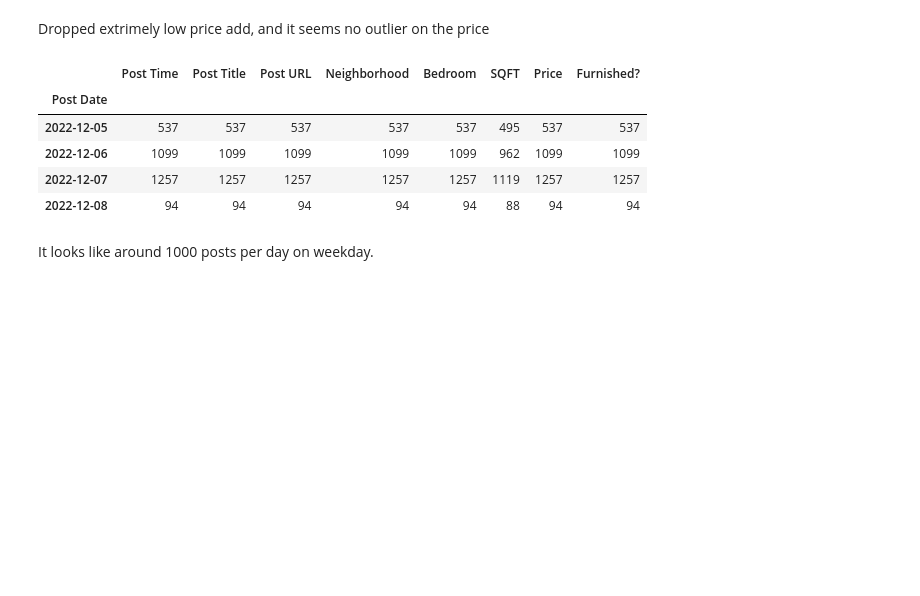
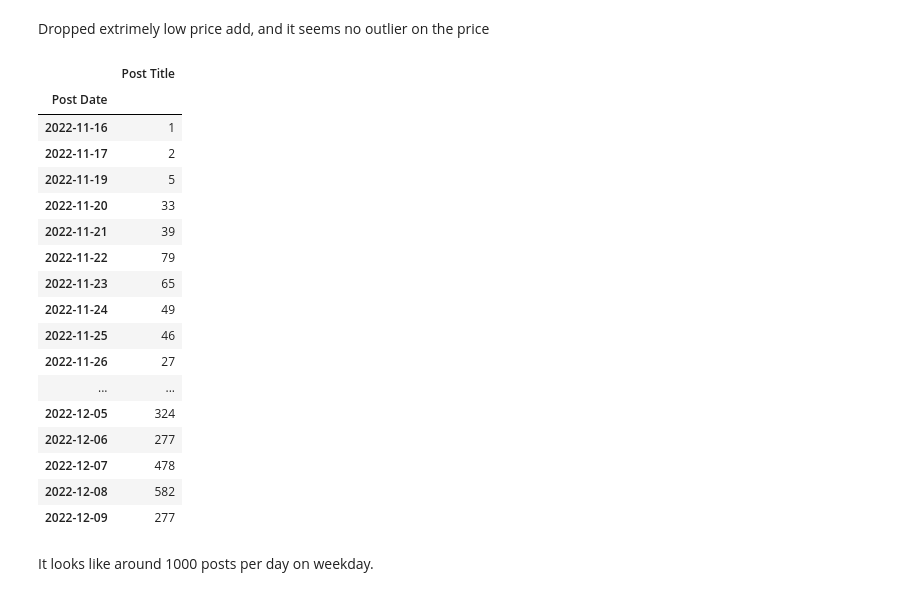
Before and after one commit to masaichig0/Data-Analysis-Project-1, a Jupyter notebook: scrape_craigslist_for_information.ipynb, the cells around one changed output. Saved outputs shown, nothing was run; the diff lists cells and outputs as text; code cells hidden in the pictures; blank space fills up the shorter version.

```diff
--- a/scrape_craigslist_for_information.ipynb
+++ b/scrape_craigslist_for_information.ipynb
@@ -63,5 +78,11 @@ from warnings import warn
 from time import time
 from IPython.display import clear_output
 # %%
-def get_url(city_name, num_post):
-    return f'https://{city_name.lower()}.craigslist.org/search/apa?s={num_post}'
+# Elliminate duplicate and the price listing less than $99.
+def get_url(city_name, num_post, sub_city=None):
+    if city_name == 'Abbotsford':
+        return f'https://{city_name.lower()}.craigslist.org/search/apa?s={num_post}sort=date&bundleDuplicates=1&min_price=99max_price=&availabilityMode=0&sale_date=all+dates'
+    if sub_city is not None:
+        sub_city = sub_city + '/'
+    return f'https://{city_name.lower()}.craigslist.org/search/{sub_city.lower()}apa?s={num_post}sort=date&bundleDuplicates=1&min_price=99max_price=&availabilityMode=0&sale_date=all+dates'
+def get_num_posts()
@@ -421,14 +442,26 @@ df_price_furnished
 Dropped extrimely low price add, and it seems no outlier on the price
 # %%
 # Count how many ads per day.
-df.groupby('Post Date').agg('count')
+df.groupby('Post Date').agg({'Post Title': 'count'})
 # %% [output]
-|  | Post Time | Post Title | Post URL | Neighborhood | Bedroom | SQFT | Price | Furnished? |
-| Post Date |  |  |  |  |  |  |  |  |
-| 2022-12-05 | 537 | 537 | 537 | 537 | 537 | 495 | 537 | 537 |
-| 2022-12-06 | 1099 | 1099 | 1099 | 1099 | 1099 | 962 | 1099 | 1099 |
-| 2022-12-07 | 1257 | 1257 | 1257 | 1257 | 1257 | 1119 | 1257 | 1257 |
-| 2022-12-08 | 94 | 94 | 94 | 94 | 94 | 88 | 94 | 94 |
+|  | Post Title |
+| Post Date |  |
+| 2022-11-16 | 1 |
+| 2022-11-17 | 2 |
+| 2022-11-19 | 5 |
+| 2022-11-20 | 33 |
+| 2022-11-21 | 39 |
+| 2022-11-22 | 79 |
+| 2022-11-23 | 65 |
+| 2022-11-24 | 49 |
+| 2022-11-25 | 46 |
+| 2022-11-26 | 27 |
+| ... | ... |
+| 2022-12-05 | 324 |
+| 2022-12-06 | 277 |
+| 2022-12-07 | 478 |
+| 2022-12-08 | 582 |
+| 2022-12-09 | 277 |
 # %% [markdown]
 It looks like around 1000 posts per day on weekday.
 # %% [markdown]
```
Also changed, not shown: parts of 15 cells of this notebook, 2 other files.
